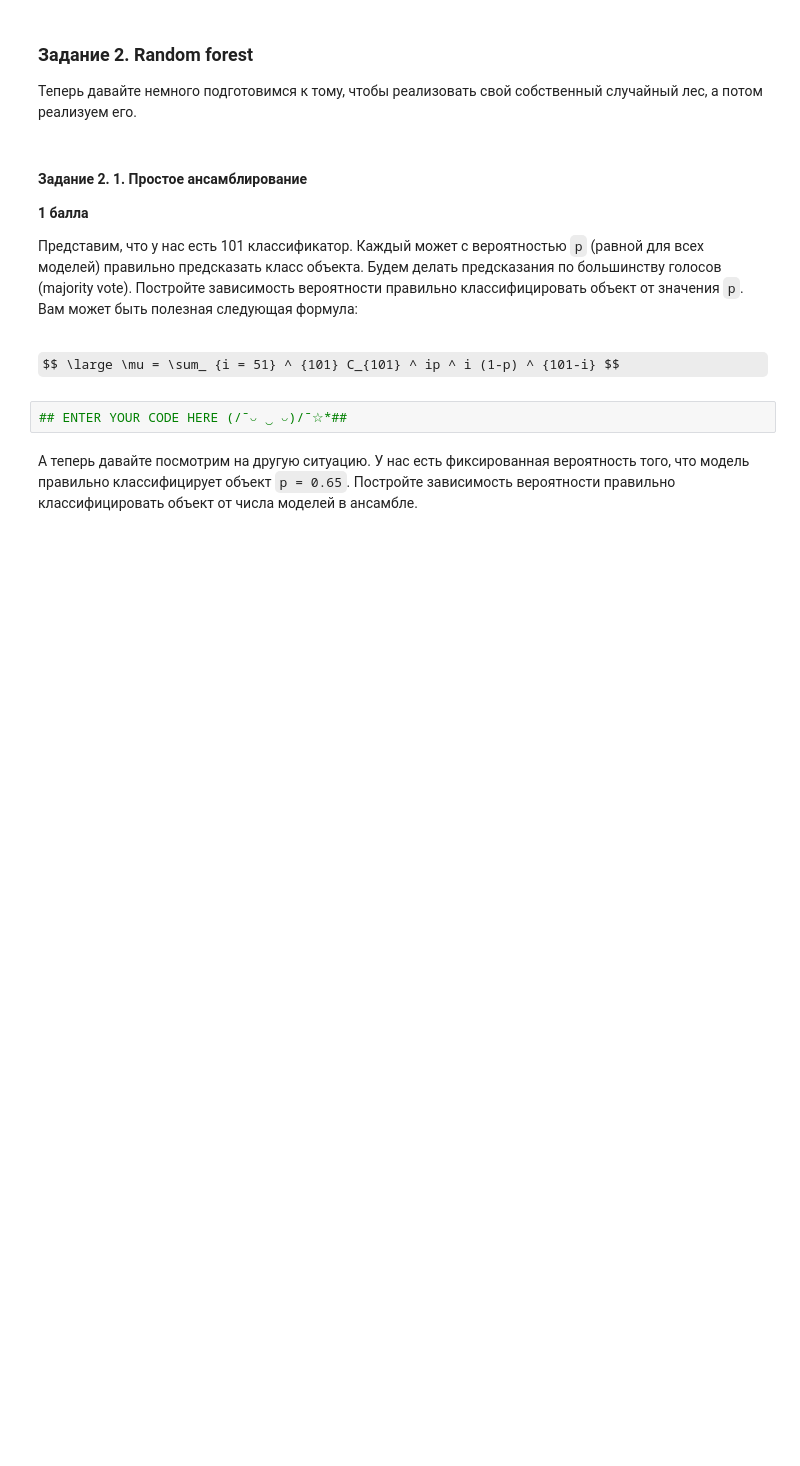
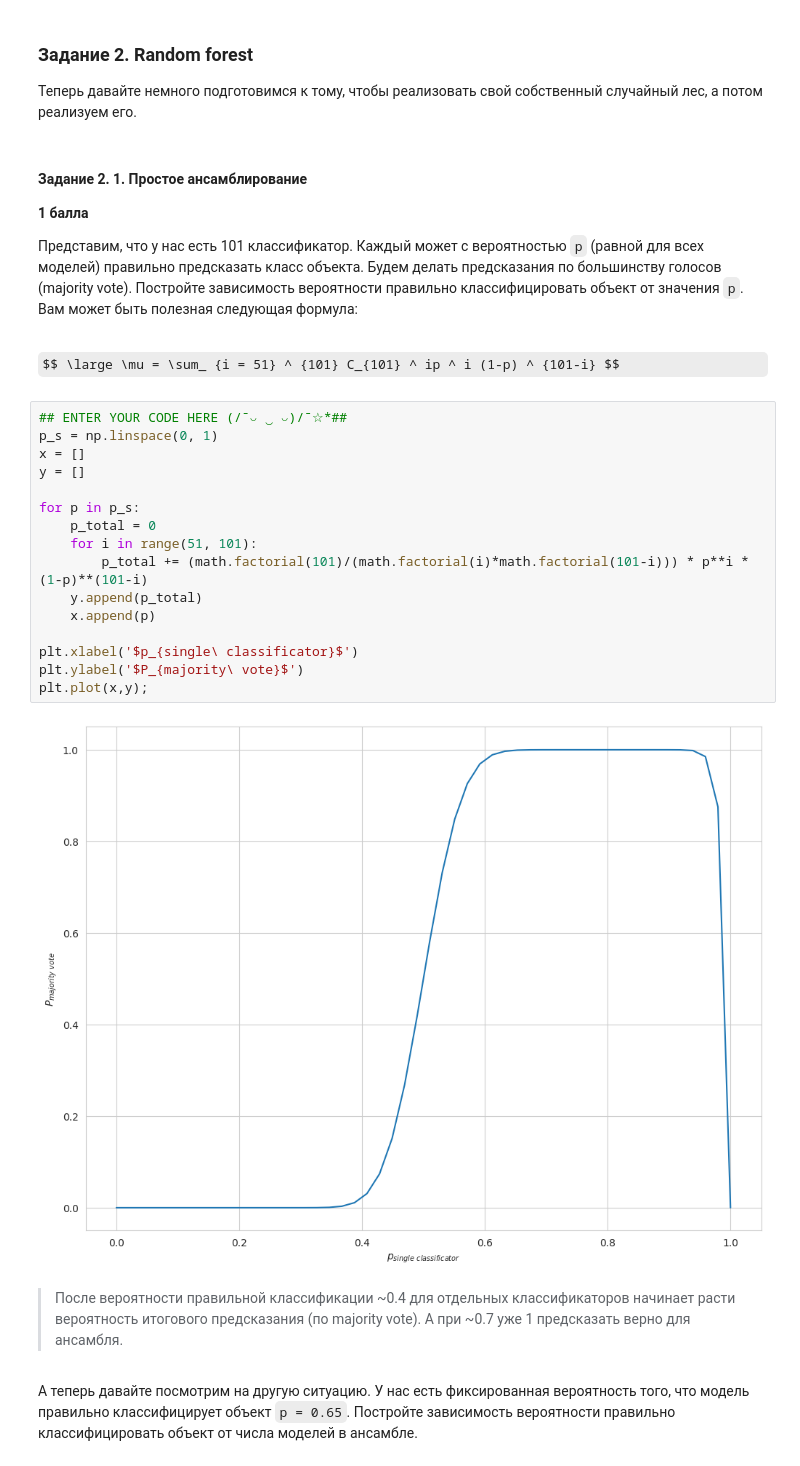
Before and after one commit to Olga-Bagrova/BI_ML_2024, a Jupyter notebook: hw_5_ensembles/code/Ensembles.ipynb, the cells around one changed output. Cells and saved outputs as stored; diff of their text form; some formulas as TeX source; blank space fills up the shorter version.

```diff
--- a/hw_5_ensembles/code/Ensembles.ipynb
+++ b/hw_5_ensembles/code/Ensembles.ipynb
@@ -79,6 +115,24 @@ def plot_regression_predictions(tree_reg, X, y, axes=[-3, 3, -10, 10], ylabel="$
 $$ \large \mu = \sum_ {i = 51} ^ {101} C_{101} ^ ip ^ i (1-p) ^ {101-i} $$
 # %%
 ## ENTER YOUR CODE HERE (/¯◡ ‿ ◡)/¯☆*##
+p_s = np.linspace(0, 1)
+x = []
+y = []
+
+for p in p_s:
+    p_total = 0
+    for i in range(51, 101):
+        p_total += (math.factorial(101)/(math.factorial(i)*math.factorial(101-i))) * p**i * (1-p)**(101-i)
+    y.append(p_total)
+    x.append(p)
+
+plt.xlabel('$p_{single\ classificator}$')
+plt.ylabel('$P_{majority\ vote}$')
+plt.plot(x,y);
+# %% [output]
+[figure, added]
+# %% [markdown]
+>После вероятности правильной классификации ~0.4 для отдельных классификаторов начинает расти вероятность итогового предсказания (по majority vote). А при ~0.7 уже 1 предсказать верно для ансамбля.
 # %% [markdown]
 А теперь давайте посмотрим на другую ситуацию. У нас есть фиксированная вероятность того, что модель правильно классифицирует объект `p = 0.65`. Постройте зависимость вероятности правильно классифицировать объект от числа моделей в ансамбле.
 # %%
```
Also changed, not shown: parts of 97 cells of this notebook, 2 other files.
